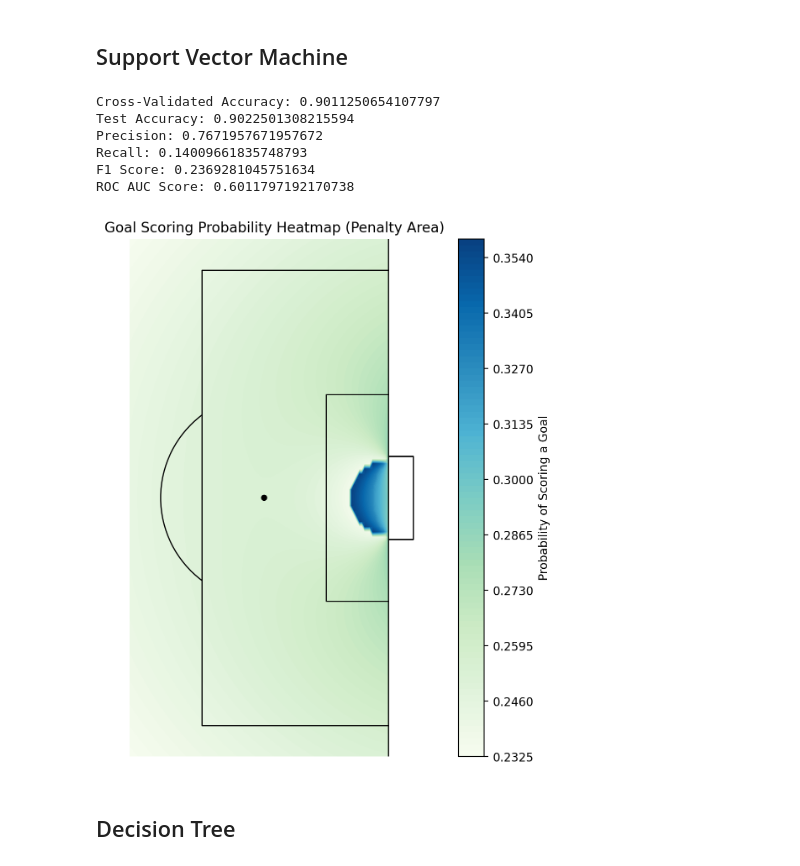
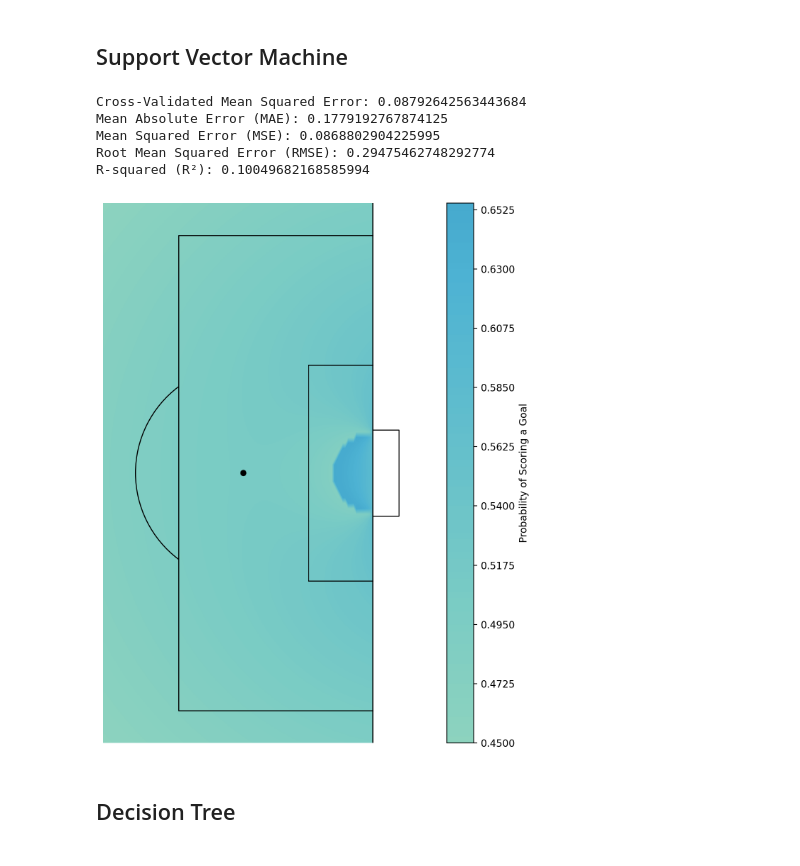
Before and after one commit to G4din/Examensarbete-PlaymakerAI, a Jupyter notebook: xG_Distance+Angle.ipynb, the cells around one changed output. Cells and saved outputs as stored; diff of their text form; code cells hidden in the pictures.

```diff
--- a/xG_Distance+Angle.ipynb
+++ b/xG_Distance+Angle.ipynb
@@ -123,77 +124,76 @@ X_train, X_test, y_train, y_test = train_test_split(X, y, test_size=0.2, random_
 # %% [markdown]
 ## Support Vector Machine
 # %%
-# Initialize the SVM model with a pipeline
-svm_model = make_pipeline(StandardScaler(), SVC(probability=True))
+# Initialize the SVR model with a pipeline
+svm_model = make_pipeline(StandardScaler(), SVR())
 
-# Use Stratified K-Fold for cross-validation
-cv = StratifiedKFold(n_splits=5)
+# Use K-Fold for cross-validation in a regression task
+cv = KFold(n_splits=5)
 
-# Cross-validation across the entire dataset for a general accuracy estimation
-cv_accuracy_svm = cross_val_score(svm_model, X_train, y_train, cv=cv, scoring='accuracy').mean()
-print(f'Cross-Validated Accuracy: {cv_accuracy_svm}')
+# Cross-validation across the entire dataset for MSE estimation
+cv_mse_svm = -cross_val_score(svm_model, X_train, y_train, cv=cv, scoring='neg_mean_squared_error').mean()
+print(f'Cross-Validated Mean Squared Error: {cv_mse_svm}')
 
 # Fit the model on the training data
 svm_model.fit(X_train, y_train)
 
 # Predictions
 y_pred = svm_model.predict(X_test)
-y_pred_proba = svm_model.predict_proba(X_test)[:, 1] # Get probabilities for the positive class
 
-# Evaluate the model
-test_accuracy_svm = accuracy_score(y_test, y_pred)
-precision_svm = precision_score(y_test, y_pred)
-recall_svm = recall_score(y_test, y_pred)
-f1_svm = f1_score(y_test, y_pred)
-roc_auc_svm = roc_auc_score(y_test, y_pred_proba)
+# Evaluate the model using regression metrics
+mae_svm = mean_absolute_error(y_test, y_pred)
+mse_svm = mean_squared_error(y_test, y_pred)
+rmse_svm = np.sqrt(mse_svm)  # Calculating RMSE
+r2_svm = r2_score(y_test, y_pred)
 
 # Print the evaluation metrics
-print(f'Test Accuracy: {test_accuracy_svm}')
-print(f'Precision: {precision_svm}')
-print(f'Recall: {recall_svm}')
-print(f'F1 Score: {f1_svm}')
-print(f'ROC AUC Score: {roc_auc_svm}')
+print(f'Mean Absolute Error (MAE): {mae_svm}')
+print(f'Mean Squared Error (MSE): {mse_svm}')
+print(f'Root Mean Squared Error (RMSE): {rmse_svm}')
+print(f'R-squared (R²): {r2_svm}')
 # %% [output]
-Cross-Validated Accuracy: 0.9011250654107797
-Test Accuracy: 0.9022501308215594
-Precision: 0.7671957671957672
-Recall: 0.14009661835748793
-F1 Score: 0.2369281045751634
-ROC AUC Score: 0.6011797192170738
+Cross-Validated Mean Squared Error: 0.08792642563443684
+Mean Absolute Error (MAE): 0.1779192767874125
+Mean Squared Error (MSE): 0.0868802904225995
+Root Mean Squared Error (RMSE): 0.29475462748292774
+R-squared (R²): 0.10049682168585994
 # %%
 # Adjusted grid for higher resolution
 x_values = np.linspace(95, 120, 100)  # Increase the number of points for finer resolution
 y_values = np.linspace(15, 65, 100)   # Increase the number of points for finer resolution
 xx, yy = np.meshgrid(x_values, y_values)
 grid_points = np.c_[xx.ravel(), yy.ravel()]
 
 # Assuming header is binary, let's add header = 0 for non-header attempts
 # Update this line to create a full feature set including the header
 # For simplicity, this example assumes all attempts are non-header. Adjust if needed.
 full_grid_points = np.array([[calculate_dist(x, y), calculate_angle(x, y), 0, 0] for x, y in grid_points])  # Assuming header=0
 
 # Scale the features as before and predict goal probabilities
 scaled_full_grid_points = svm_model.named_steps['standardscaler'].transform(full_grid_points)  # Use fitted scaler
-goal_probabilities = svm_model.predict_proba(scaled_full_grid_points)[:, 1]  # Probability predictions
+goal_predictions = svm_model.predict(scaled_full_grid_points)  # Regression predictions
 
 # Reshape for plotting
-goal_prob_matrix = goal_probabilities.reshape(xx.shape)
+goal_pred_matrix = goal_predictions.reshape(xx.shape)
 
 # Plotting with increased resolution
 fig, ax = plt.subplots(figsize=(12, 8))
 pitch = Pitch(half=True, goal_type='box', line_zorder=2, line_color='black', linewidth=1)
 pitch.draw(ax=ax)
-contour = ax.contourf(xx, yy, goal_prob_matrix, cmap='GnBu', levels=100, zorder=1)  # Increase levels for smoother gradient
+contour = ax.contourf(xx, yy, goal_pred_matrix, cmap='GnBu', levels=100, zorder=1, vmin=0, vmax=1)  # Set vmin and vmax for color scale
 fig.colorbar(contour, ax=ax, label='Probability of Scoring a Goal')
-ax.set_title('Goal Scoring Probability Heatmap (Penalty Area)')
 
 # Zoom in to the penalty area
 ax.set_xlim(95, 123)
 ax.set_ylim(15, 65)
 
+# Adjust layout and save the figure before plt.show()
+plt.tight_layout()
+plt.savefig('img_models/svm_model_heatmap.png', bbox_inches='tight')
+
 plt.show()
 # %% [output]
-[figure, old version]
+[figure, new version]
 # %% [markdown]
 ## Decision Tree
 # %%
```
Also changed, not shown: parts of 20 cells of this notebook, 1 other file.
